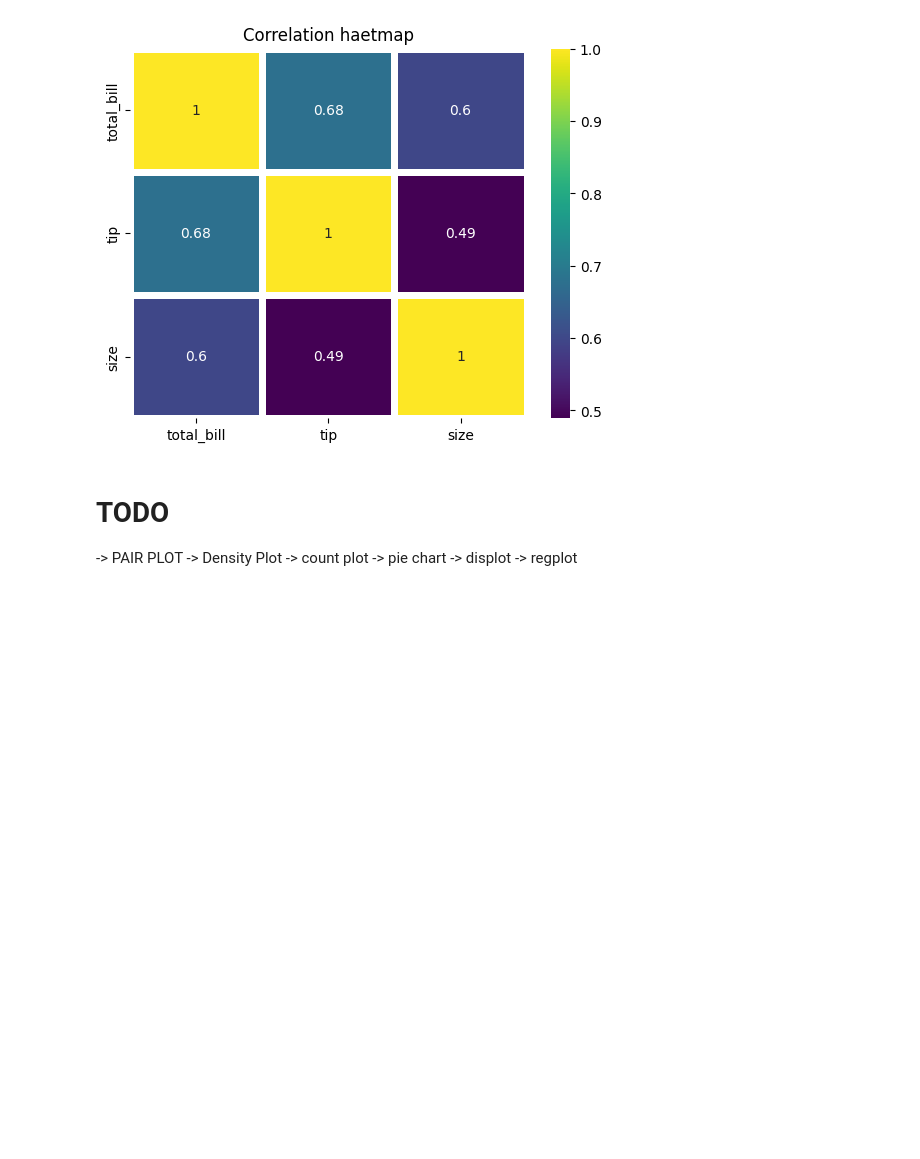
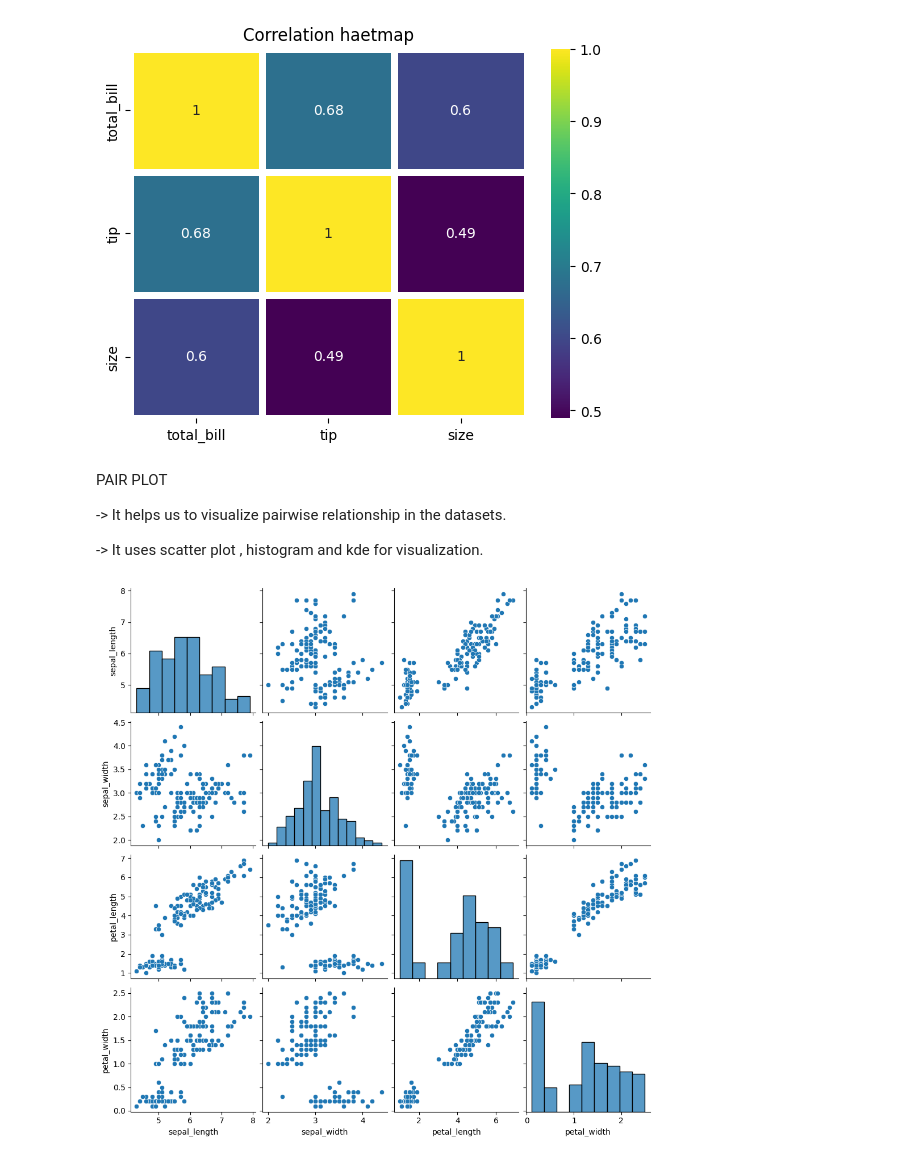
Before and after one commit to Gummudu-Hemanth/Data-Science, a Jupyter notebook: Seaborn/seaviz.ipynb, the cells around one changed output. Saved outputs shown, nothing was run; the diff lists cells and outputs as text; code cells hidden in the pictures; blank space fills up the shorter version.

```diff
--- a/Seaborn/seaviz.ipynb
+++ b/Seaborn/seaviz.ipynb
@@ -250,11 +250,17 @@ plt.title('Correlation haetmap')
 # %% [output]
 Text(0.5, 1.0, 'Correlation haetmap')
 [figure]
-# %% [markdown]
-# TODO
--> PAIR PLOT
--> Density Plot
--> count plot
--> pie chart
--> displot
--> regplot
+# %% [markdown]
+PAIR PLOT
+
+-> It helps us to visualize pairwise relationship in the datasets.
+
+-> It uses scatter plot , histogram and kde for visualization.
+# %%
+data = sns.load_dataset('iris')
+sns.pairplot(data)
+
+
+plt.show()
+# %% [output]
+[figure, added]
```
Also changed, not shown: parts of 8 cells of this notebook, 1 other file.
